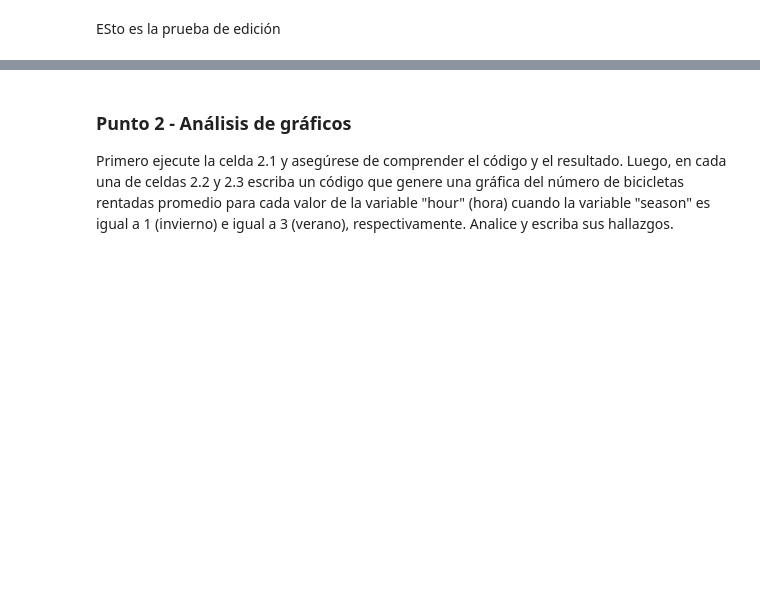
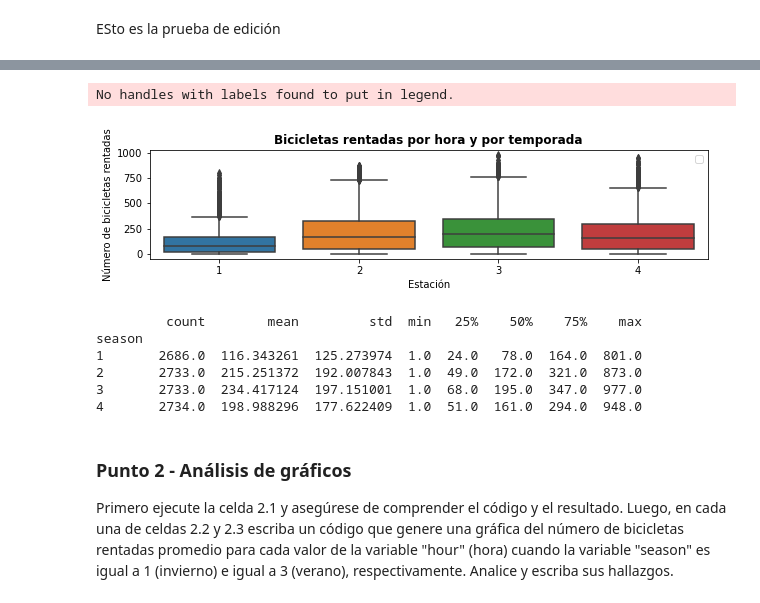
Before and after one commit to ClauBaqueroRico/CbR, a Jupyter notebook: S1TC1_arboles_ensamblajesCBR.ipynb, the cells around one changed output, grey strips where cells are left out. Cells and saved outputs as stored; diff of their text form; code cells hidden in the pictures; blank space fills up the shorter version.

```diff
--- a/S1TC1_arboles_ensamblajesCBR.ipynb
+++ b/S1TC1_arboles_ensamblajesCBR.ipynb
@@ -47,0 +107,27 @@ bikes.groupby('hour').total.mean()
+# %%
+fig = plt.figure(figsize=(10,2))
+ax = sns.boxplot(data=bikes, x="season", y='total')
+# Configurar la gráfica
+ax.set_xlabel('Estación')
+ax.set_ylabel('Número de bicicletas rentadas')
+ax.set_title('Bicicletas rentadas por hora y por temporada', fontweight = "bold")
+ax.legend()
+
+# Mostrar la gráfica
+plt.show()
+# %% [output]
+No handles with labels found to put in legend.
+[figure, added]
+# %%
+# Agrupar los datos por temporada y calcular las estadísticas descriptivas
+stats = bikes.groupby('season')['total'].describe()
+
+# Mostrar las estadísticas descriptivas
+print(stats)
+# %% [output]
+         count        mean         std  min   25%    50%    75%    max
+season
+1       2686.0  116.343261  125.273974  1.0  24.0   78.0  164.0  801.0
+2       2733.0  215.251372  192.007843  1.0  49.0  172.0  321.0  873.0
+3       2733.0  234.417124  197.151001  1.0  68.0  195.0  347.0  977.0
+4       2734.0  198.988296  177.622409  1.0  51.0  161.0  294.0  948.0
```
Also changed, not shown: parts of 44 cells of this notebook.
